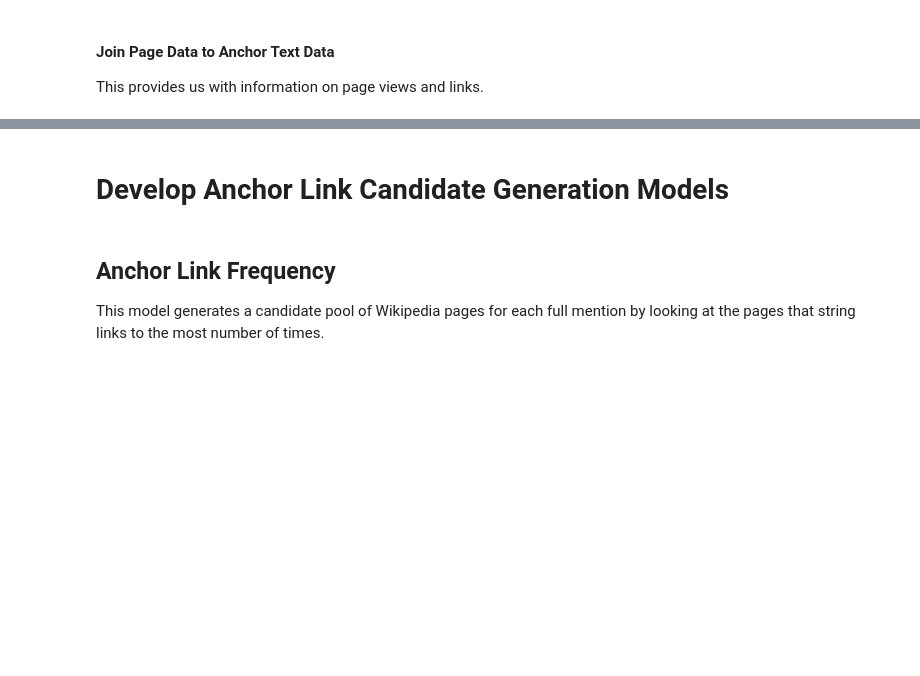
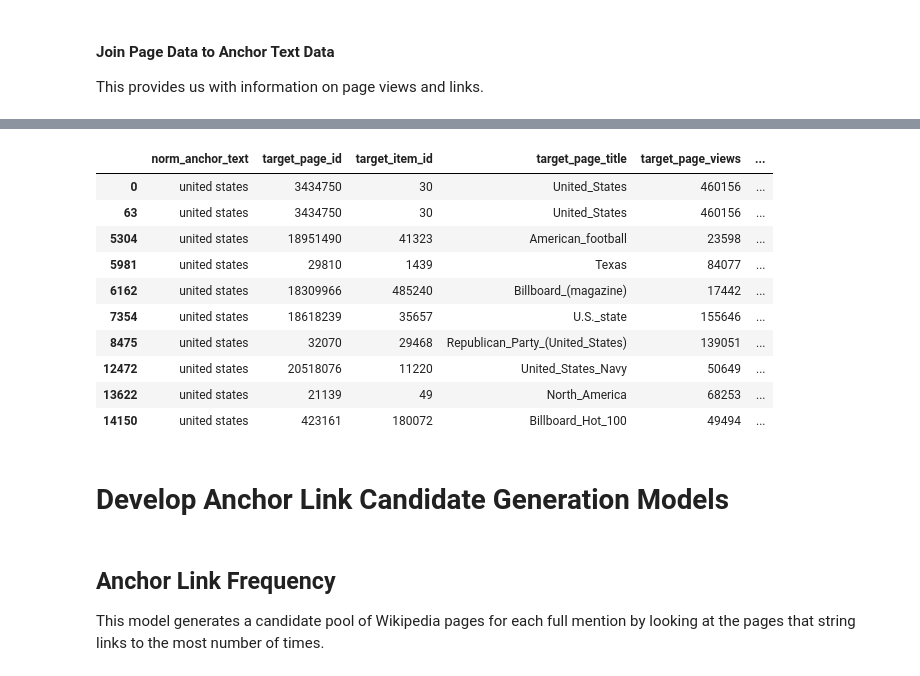
Before and after one commit to TheDigitalFrontier/entity-disambiguation, a Jupyter notebook: notebooks/pipeline/3a_anchor_links.ipynb, the cells around one changed output, grey strips where cells are left out. Saved outputs shown, nothing was run; the diff lists cells and outputs as text; code cells hidden in the pictures; blank space fills up the shorter version.

```diff
--- a/notebooks/pipeline/3a_anchor_links.ipynb
+++ b/notebooks/pipeline/3a_anchor_links.ipynb
@@ -132,3 +203,18 @@ Wall time: 1min 20s
+# %%
+# Preview single anchor text in dataframe
+anchor_texts[anchor_texts['norm_anchor_text'] == 'united states'][:10]
+# %% [output]
+|  | norm_anchor_text | target_page_id | target_item_id | target_page_title | target_page_views | ... |
+| 0 | united states | 3434750 | 30 | United_States | 460156 | ... |
+| 63 | united states | 3434750 | 30 | United_States | 460156 | ... |
+| 5304 | united states | 18951490 | 41323 | American_football | 23598 | ... |
+| 5981 | united states | 29810 | 1439 | Texas | 84077 | ... |
+| 6162 | united states | 18309966 | 485240 | Billboard_(magazine) | 17442 | ... |
+| 7354 | united states | 18618239 | 35657 | U.S._state | 155646 | ... |
+| 8475 | united states | 32070 | 29468 | Republican_Party_(United_States) | 139051 | ... |
+| 12472 | united states | 20518076 | 11220 | United_States_Navy | 50649 | ... |
+| 13622 | united states | 21139 | 49 | North_America | 68253 | ... |
+| 14150 | united states | 423161 | 180072 | Billboard_Hot_100 | 49494 | ... |
 # %% [markdown]
 # Develop Anchor Link Candidate Generation Models
 # %% [markdown]
```
Also changed, not shown: parts of 30 cells of this notebook, 1 other file.
